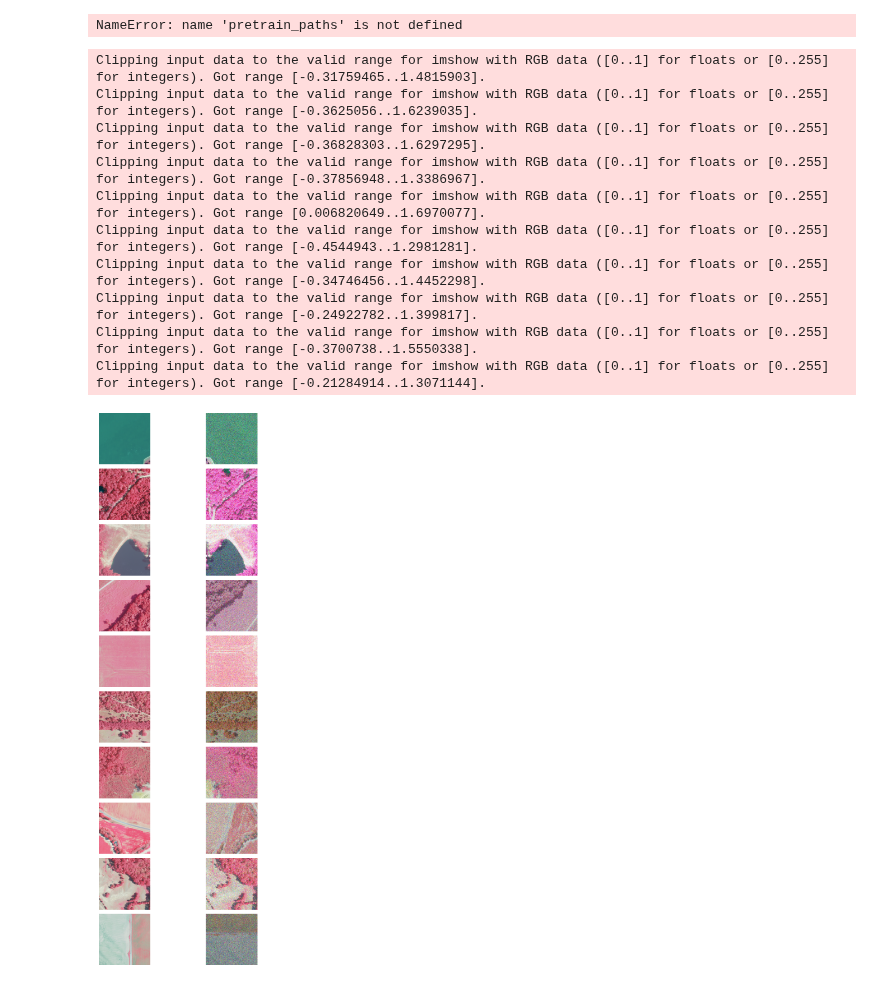
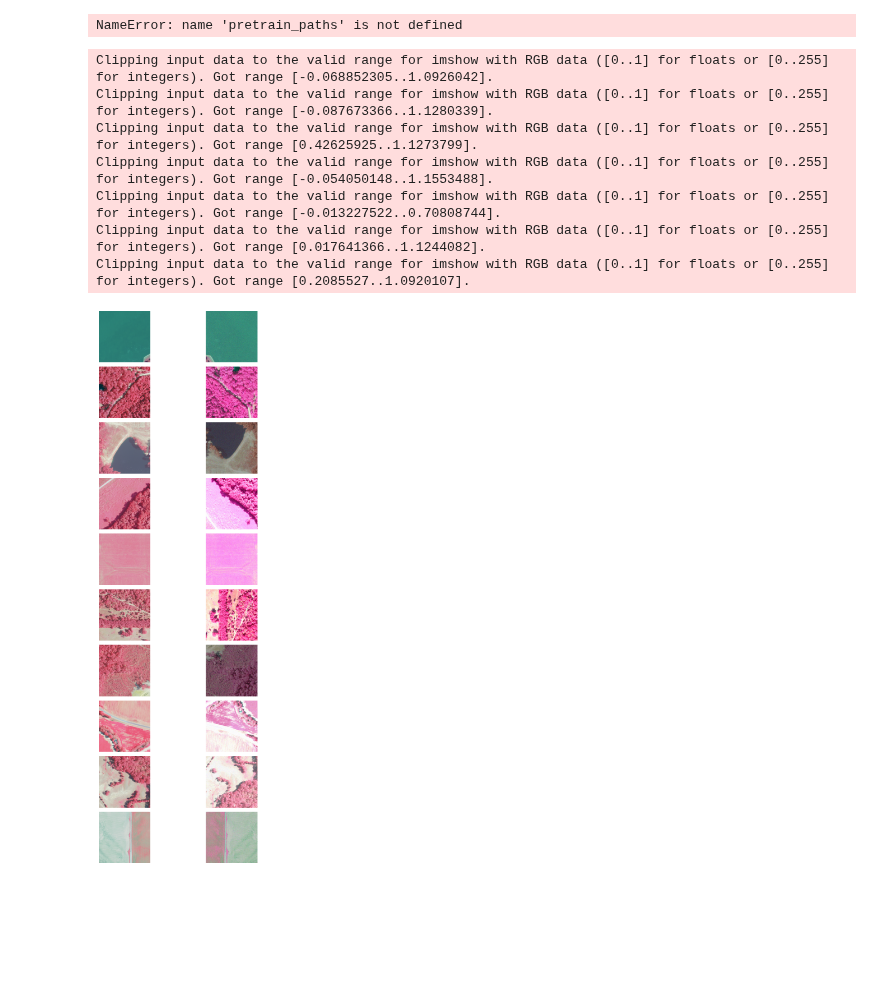
Before and after one commit to DakotaHester/ms-land-cover, a Jupyter notebook: transforms_viz.ipynb, the cells around one changed output. Saved outputs shown, nothing was run; the diff lists cells and outputs as text; code cells hidden in the pictures; blank space fills up the shorter version.

```diff
--- a/transforms_viz.ipynb
+++ b/transforms_viz.ipynb
@@ -135,42 +135,39 @@ NameError: name 'pretrain_paths' is not defined
 mean = load_pth('./weights/pretrain_mean.pth')
 std = load_pth('./weights/pretrain_std.pth')
 
 dataset = FineTuneDataset(
     data_paths=glob('./data/splits/split_1/input/*.tif'),
     target_paths=glob('./data/splits/split_1/target/*.tif'),
     n_bands=3,
     mean=mean,
     std=std,
-    noise_std=0.5,
+    noise_std=0.2,
     transform=StandardDataAugmentations(s=1.0),
     preload=False,
 )
 
 fig, ax = plt.subplots(10, 2, figsize=(10, 20))
 for i in range(10):
     x, _ = dataset[i]
     x = unnormalize(x, mean, std)
 
     x_og = rio.open(dataset.data_paths[i]).read()
     x_og = np.stack([x_og[3, :, :], x_og[0, :, :], x_og[1, :, :]])  # RGB order
 
 
     ax[i][0].imshow(x_og.transpose(1, 2, 0))
     ax[i][1].imshow(x.permute(1, 2, 0).numpy())
 
 for a in ax.flatten():
     a.axis('off')
 
 fig.tight_layout()
 # %% [output]
-Clipping input data to the valid range for imshow with RGB data ([0..1] for floats or [0..255] for integers). Got range [-0.31759465..1.4815903].
-Clipping input data to the valid range for imshow with RGB data ([0..1] for floats or [0..255] for integers). Got range [-0.3625056..1.6239035].
-Clipping input data to the valid range for imshow with RGB data ([0..1] for floats or [0..255] for integers). Got range [-0.36828303..1.6297295].
-Clipping input data to the valid range for imshow with RGB data ([0..1] for floats or [0..255] for integers). Got range [-0.37856948..1.3386967].
-Clipping input data to the valid range for imshow with RGB data ([0..1] for floats or [0..255] for integers). Got range [0.006820649..1.6970077].
-Clipping input data to the valid range for imshow with RGB data ([0..1] for floats or [0..255] for integers). Got range [-0.4544943..1.2981281].
-Clipping input data to the valid range for imshow with RGB data ([0..1] for floats or [0..255] for integers). Got range [-0.34746456..1.4452298].
-Clipping input data to the valid range for imshow with RGB data ([0..1] for floats or [0..255] for integers). Got range [-0.24922782..1.399817].
-Clipping input data to the valid range for imshow with RGB data ([0..1] for floats or [0..255] for integers). Got range [-0.3700738..1.5550338].
-Clipping input data to the valid range for imshow with RGB data ([0..1] for floats or [0..255] for integers). Got range [-0.21284914..1.3071144].
+Clipping input data to the valid range for imshow with RGB data ([0..1] for floats or [0..255] for integers). Got range [-0.068852305..1.0926042].
+Clipping input data to the valid range for imshow with RGB data ([0..1] for floats or [0..255] for integers). Got range [-0.087673366..1.1280339].
+Clipping input data to the valid range for imshow with RGB data ([0..1] for floats or [0..255] for integers). Got range [0.42625925..1.1273799].
+Clipping input data to the valid range for imshow with RGB data ([0..1] for floats or [0..255] for integers). Got range [-0.054050148..1.1553488].
+Clipping input data to the valid range for imshow with RGB data ([0..1] for floats or [0..255] for integers). Got range [-0.013227522..0.70808744].
+Clipping input data to the valid range for imshow with RGB data ([0..1] for floats or [0..255] for integers). Got range [0.017641366..1.1244082].
+Clipping input data to the valid range for imshow with RGB data ([0..1] for floats or [0..255] for integers). Got range [0.2085527..1.0920107].
-[figure, old version]
+[figure, new version]
```
Also changed, not shown: 2 other files.
